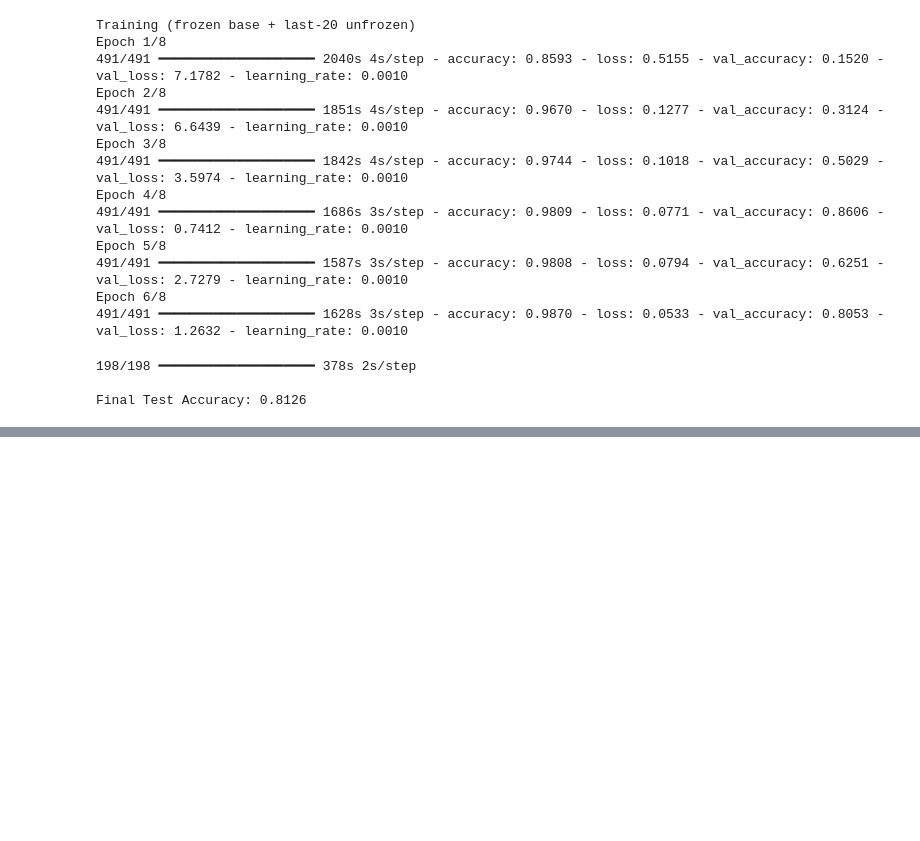
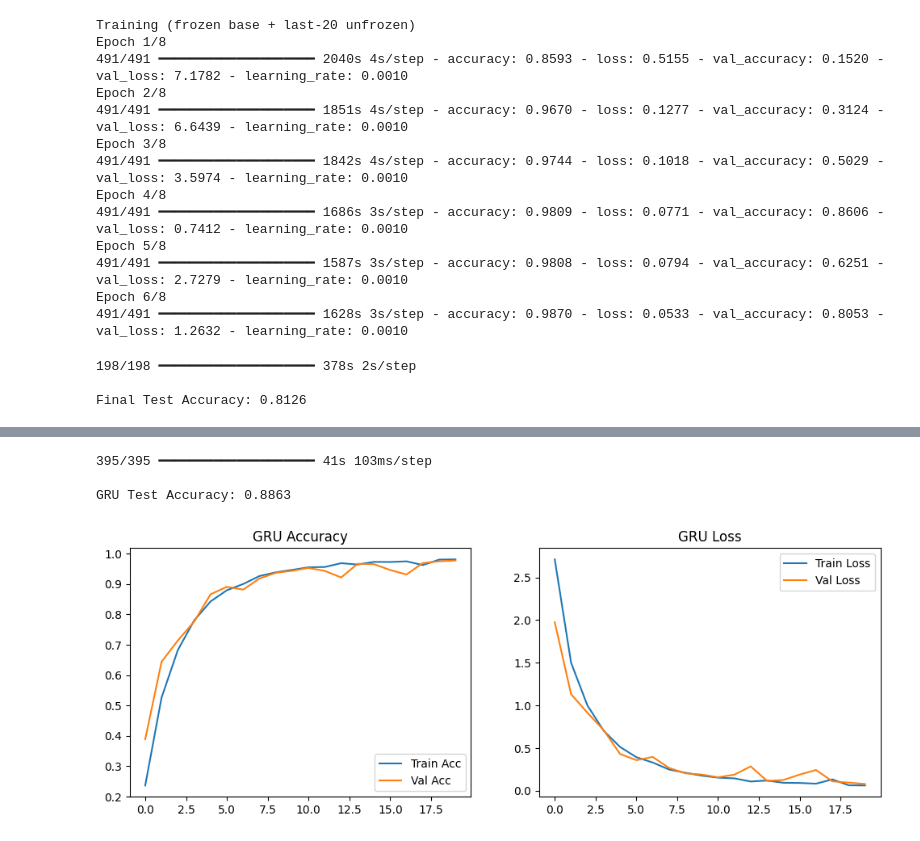
Before and after one commit to Engshadow/Autonomous-Vehicle-Perception-Module, a Jupyter notebook: Project.ipynb, the cells around one changed output, grey strips where cells are left out. Cells and saved outputs as stored; diff of their text form; code cells hidden in the pictures; blank space fills up the shorter version.

```diff
--- a/Project.ipynb
+++ b/Project.ipynb
@@ -1182,0 +1191,29 @@ np.save( "mobilenet_results/y_true_mobilenet.npy", y_true)
+# %%
+def build_gru_model(num_classes=43):
+    model = models.Sequential([
+        layers.Input(shape=(32, 96)),
+        layers.GRU(64, return_sequences=True),
+        layers.BatchNormalization(),
+        layers.GRU(64, return_sequences=False),
+        layers.Dropout(0.3),
+        layers.Dense(64, activation='relu'),
+        layers.Dense(num_classes, activation='softmax')
+    ])
+    return model
+
+gru_model = build_gru_model()
+# %%
+gru_model.compile(
+    optimizer='adam',
+    loss='sparse_categorical_crossentropy',
+    metrics=['accuracy']
+)
+
+print("\nTraining GRU Model")
+history_gru = gru_model.fit(
+    x_train_gru, y_train,
+    epochs=20,
+    batch_size=64,
+    validation_data=(x_val_gru, y_val),
+    verbose=1
+)
@@ -1182,0 +1238,26 @@ np.save( "mobilenet_results/y_true_mobilenet.npy", y_true)
+# %%
+y_pred_gru_probs = gru_model.predict(x_test_gru)
+y_pred_gru = np.argmax(y_pred_gru_probs, axis=1)
+
+gru_acc = accuracy_score(y_test, y_pred_gru)
+print(f"\nGRU Test Accuracy: {gru_acc:.4f}")
+# %% [output]
+395/395 ━━━━━━━━━━━━━━━━━━━━ 41s 103ms/step
+
+GRU Test Accuracy: 0.8863
+# %%
+plt.figure(figsize=(12, 4))
+plt.subplot(1, 2, 1)
+plt.plot(history_gru.history['accuracy'], label='Train Acc')
+plt.plot(history_gru.history['val_accuracy'], label='Val Acc')
+plt.title('GRU Accuracy')
+plt.legend()
+
+plt.subplot(1, 2, 2)
+plt.plot(history_gru.history['loss'], label='Train Loss')
+plt.plot(history_gru.history['val_loss'], label='Val Loss')
+plt.title('GRU Loss')
+plt.legend()
+plt.show()
+# %% [output]
+[figure, added]
```
Also changed, not shown: parts of 5 cells of this notebook.
